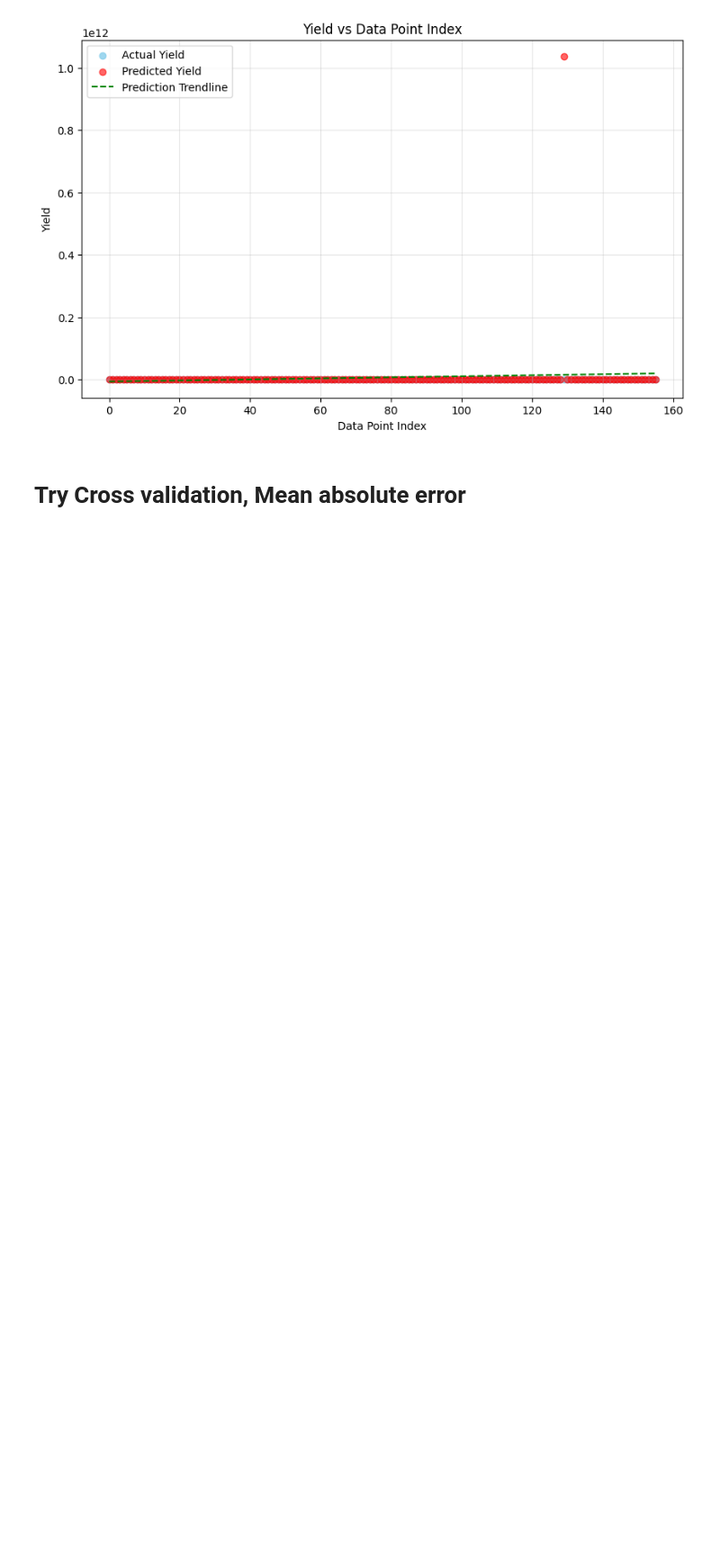
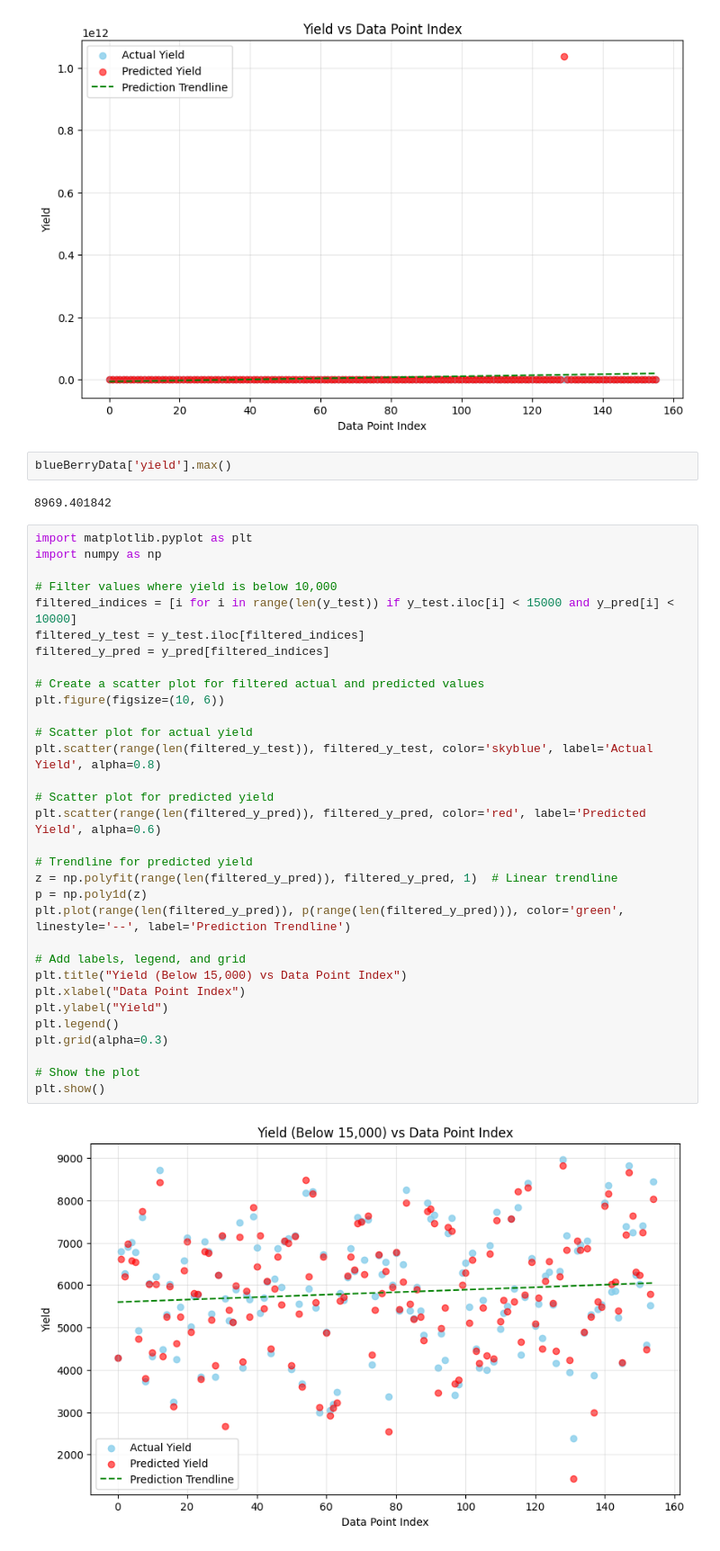
Before and after one commit to mk7890/Machine-Learning-1, a Jupyter notebook: ML_1_polynomial_regression_exercise.ipynb, the cells around one changed output. Shown: that part at 90% size. Cells and saved outputs as stored; diff of their text form; blank space fills up the shorter version.

```diff
--- a/ML_1_polynomial_regression_exercise.ipynb
+++ b/ML_1_polynomial_regression_exercise.ipynb
@@ -279,5 +279,41 @@ plt.grid(alpha=0.3)
 plt.show()
 # %% [output]
 [figure]
-# %% [markdown]
-# Try Cross validation, Mean absolute error
+# %%
+blueBerryData['yield'].max()
+# %% [output]
+8969.401842
+# %%
+import matplotlib.pyplot as plt
+import numpy as np
+
+# Filter values where yield is below 10,000
+filtered_indices = [i for i in range(len(y_test)) if y_test.iloc[i] < 15000 and y_pred[i] < 10000]
+filtered_y_test = y_test.iloc[filtered_indices]
+filtered_y_pred = y_pred[filtered_indices]
+
+# Create a scatter plot for filtered actual and predicted values
+plt.figure(figsize=(10, 6))
+
+# Scatter plot for actual yield
+plt.scatter(range(len(filtered_y_test)), filtered_y_test, color='skyblue', label='Actual Yield', alpha=0.8)
+
+# Scatter plot for predicted yield
+plt.scatter(range(len(filtered_y_pred)), filtered_y_pred, color='red', label='Predicted Yield', alpha=0.6)
+
+# Trendline for predicted yield
+z = np.polyfit(range(len(filtered_y_pred)), filtered_y_pred, 1)  # Linear trendline
+p = np.poly1d(z)
+plt.plot(range(len(filtered_y_pred)), p(range(len(filtered_y_pred))), color='green', linestyle='--', label='Prediction Trendline')
+
+# Add labels, legend, and grid
+plt.title("Yield (Below 15,000) vs Data Point Index")
+plt.xlabel("Data Point Index")
+plt.ylabel("Yield")
+plt.legend()
+plt.grid(alpha=0.3)
+
+# Show the plot
+plt.show()
+# %% [output]
+[figure, added]
```
